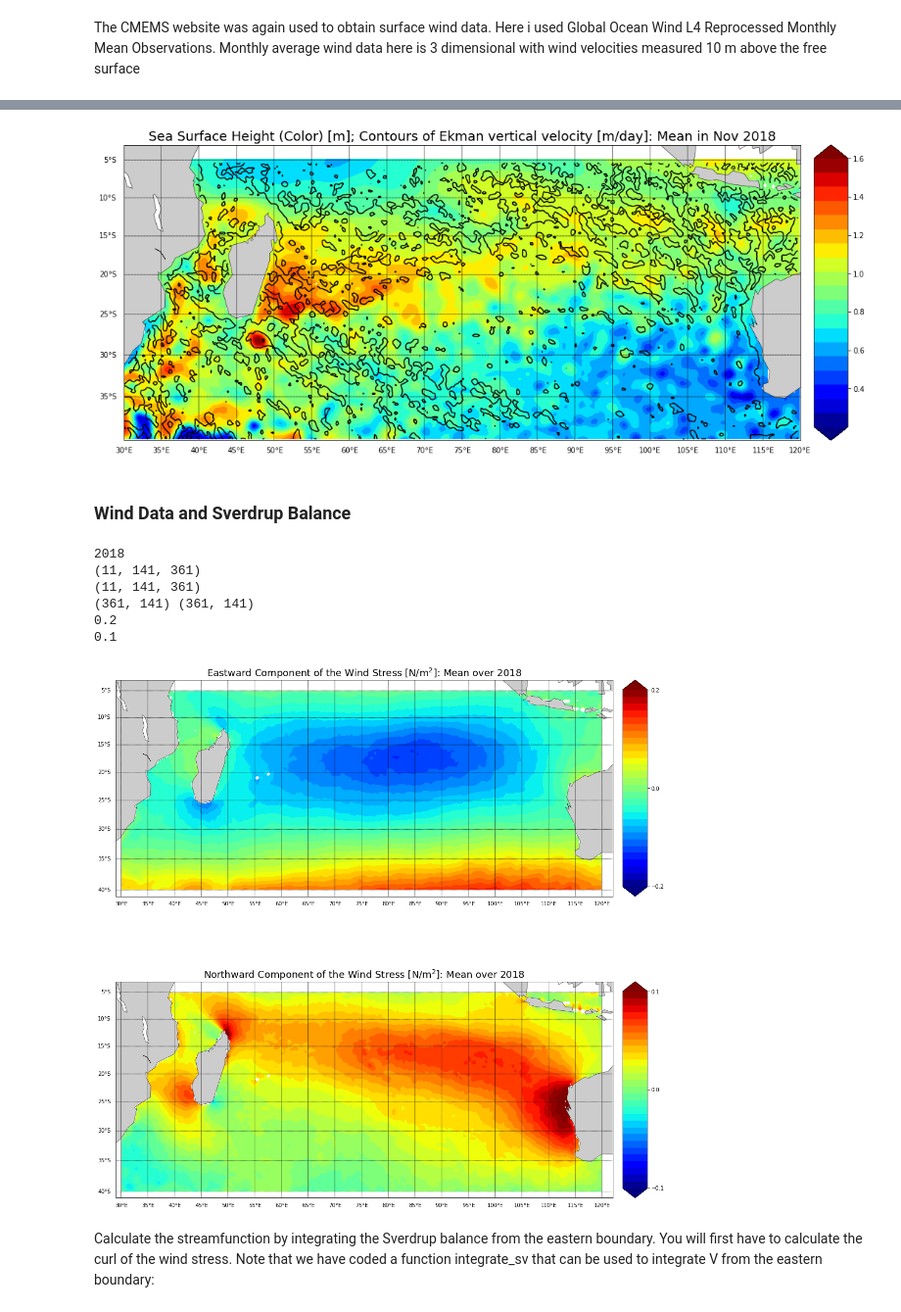
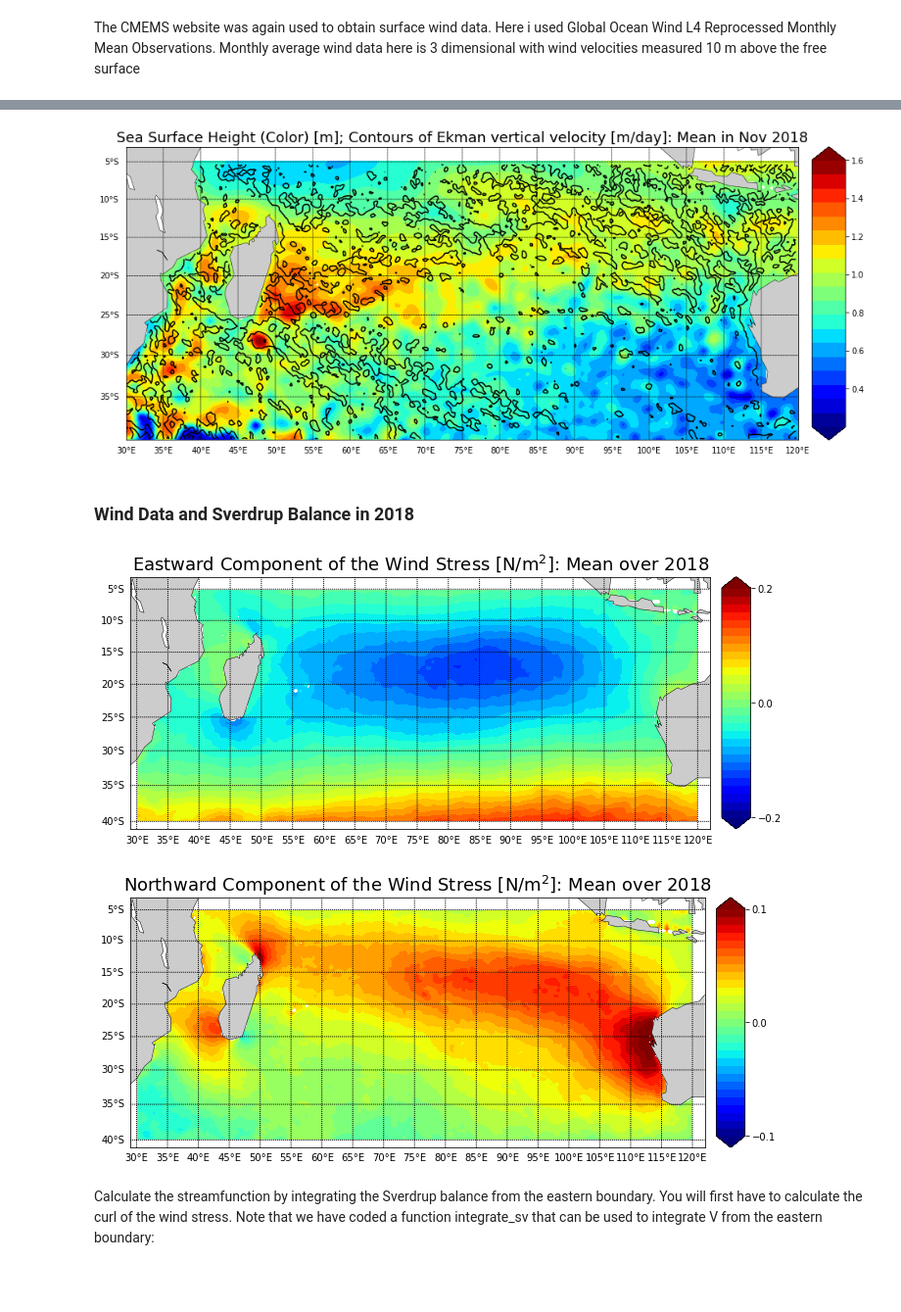
Before and after one commit to sakshamg94/CEE262I_OceanCirculation, a Jupyter notebook: final_project_II.ipynb, the cells around one changed output, grey strips where cells are left out. Shown at 98% size. Cells and saved outputs as stored; diff of their text form; code cells hidden in the pictures; blank space fills up the shorter version.

```diff
--- a/final_project_II.ipynb
+++ b/final_project_II.ipynb
@@ -371,6 +277,6 @@ plt.show()
 # %%
 ### PLOT
-plt.figure(figsize=(15.,16.))
+plt.figure(figsize=(14,9))
 lon_2D, lat_2D = np.meshgrid(lon_base, lat_base, indexing='ij')
 m = Basemap(projection='mill',
             llcrnrlat=lat_min, urcrnrlat=lat_max+2,
@@ -394,11 +300,11 @@ plt.title('Sea Surface Height (Color) [m]; Contours of Ekman vertical velocity [
 plt.tight_layout()
 plt.show()
 # %% [output]
-[figure, old version]
+[figure, new version]
 # %% [markdown]
-### Wind Data and Sverdrup Balance
+### Wind Data and Sverdrup Balance in 2018
 # %%
-# Extract the Wind Stress monthly average for the latest month (same as that for the SSH and SST data)
+# Extract the Wind Stress monthly average for 2018
 yearID = 3 # 0-2015, 1-2016, ... 3-2018
 timeStartId = yearID*12
 if (timeStartId==4*12) :
@@ -407,72 +313,58 @@ else:
     timeStopId = timeStartId + 12
 
 currYear = np.unique(pd.DatetimeIndex(time_ws[timeStartId:timeStopId]).year)
-print(currYear[0])
-assert(currYear.size==1)
 
 EWindMonthly = ws_ds['surface_downward_eastward_stress'].values[timeStartId:timeStopId,0,:,:]
 NWindMonthly = ws_ds['surface_downward_northward_stress'].values[timeStartId:timeStopId,0,:,:]
-print(EWindMonthly.shape)
-print(NWindMonthly.shape)
 
 # Extract Monthly Mean Wind Stress in this part of Indian Ocean in "currYear"
 taux = np.nanmean(EWindMonthly, axis=0).T
 taux[domain==0] = np.nan
 tauy = np.nanmean(NWindMonthly, axis=0).T
 tauy[domain==0] = np.nan
-print(taux.shape, tauy.shape)
 #--- for contour plot, find axis lims
 taux_min = np.nanmin(taux)
 taux_max = np.nanmax(taux)
 tauy_min = np.nanmin(tauy)
 tauy_max = np.nanmax(tauy)
 taux_lim = round(max(abs(taux_min), abs(taux_max)), 1)
-print(taux_lim)
 tauy_lim = round(max(abs(tauy_min), abs(tauy_max)), 1)
-print(tauy_lim)
-# %% [output]
-2018
-(11, 141, 361)
-(11, 141, 361)
-(361, 141) (361, 141)
-0.2
-0.1
 # %%
 ### PLOT
-plt.figure(figsize=(15.,16.))
-
-plt.subplot(2,1,1)
+plt.figure(figsize=(10,12))
 m = Basemap(projection='mill',
             llcrnrlat=lat_min-1, urcrnrlat=lat_max+2,
             llcrnrlon=lon_min-1, urcrnrlon=lon_max+2,
             resolution='c')
 m.fillcontinents()
 m.drawcoastlines(linewidth=0.5)
 m.drawparallels(np.arange(-90.,91,5.), labels=[1,0,0,0])
 m.drawmeridians(np.arange(-180.,181,5.), labels=[0,0,0,1])
 levs = np.linspace(-taux_lim, taux_lim, 30)
 cmesh = m.contourf(lon, lat, taux, levs, cmap='jet', latlon=True, extend='both')
 cbar = m.colorbar(cmesh, ticks=[-taux_lim, 0, taux_lim], location='right')
 plt.title('Eastward Component of the Wind Stress [N/m$^2$]: Mean over {}'.format(currYear[0]), fontsize=18)
+plt.tight_layout()
+plt.show()
 
-plt.subplot(2,1,2)
+plt.figure(figsize=(10,12))
 m = Basemap(projection='mill',
             llcrnrlat=lat_min-1, urcrnrlat=lat_max+2,
             llcrnrlon=lon_min-1, urcrnrlon=lon_max+2,
             resolution='c')
 m.fillcontinents()
 m.drawcoastlines(linewidth=0.5)
 m.drawparallels(np.arange(-90.,91,5.), labels=[1,0,0,0])
 m.drawmeridians(np.arange(-180.,181,5.), labels=[0,0,0,1])
 levs = np.linspace(-tauy_lim, tauy_lim, 30)
 cmesh = m.contourf(lon, lat, tauy, levs, cmap='jet', latlon=True, extend='both')
 cbar = m.colorbar(cmesh, ticks=[-tauy_lim, 0, tauy_lim], location='right')
 plt.title('Northward Component of the Wind Stress [N/m$^2$]: Mean over {}'.format(currYear[0]), fontsize=18)
-
 plt.tight_layout()
 plt.show()
 # %% [output]
-[figure, old version]
+[figure, new version]
+[figure, added]
 # %% [markdown]
 Calculate the streamfunction by integrating the Sverdrup balance from the eastern boundary. You will first have to calculate the curl of the wind stress. Note that we have coded a function integrate_sv that can be used to integrate  V  from the eastern boundary:
 # %%
```
Also changed, not shown: parts of 22 cells of this notebook.
